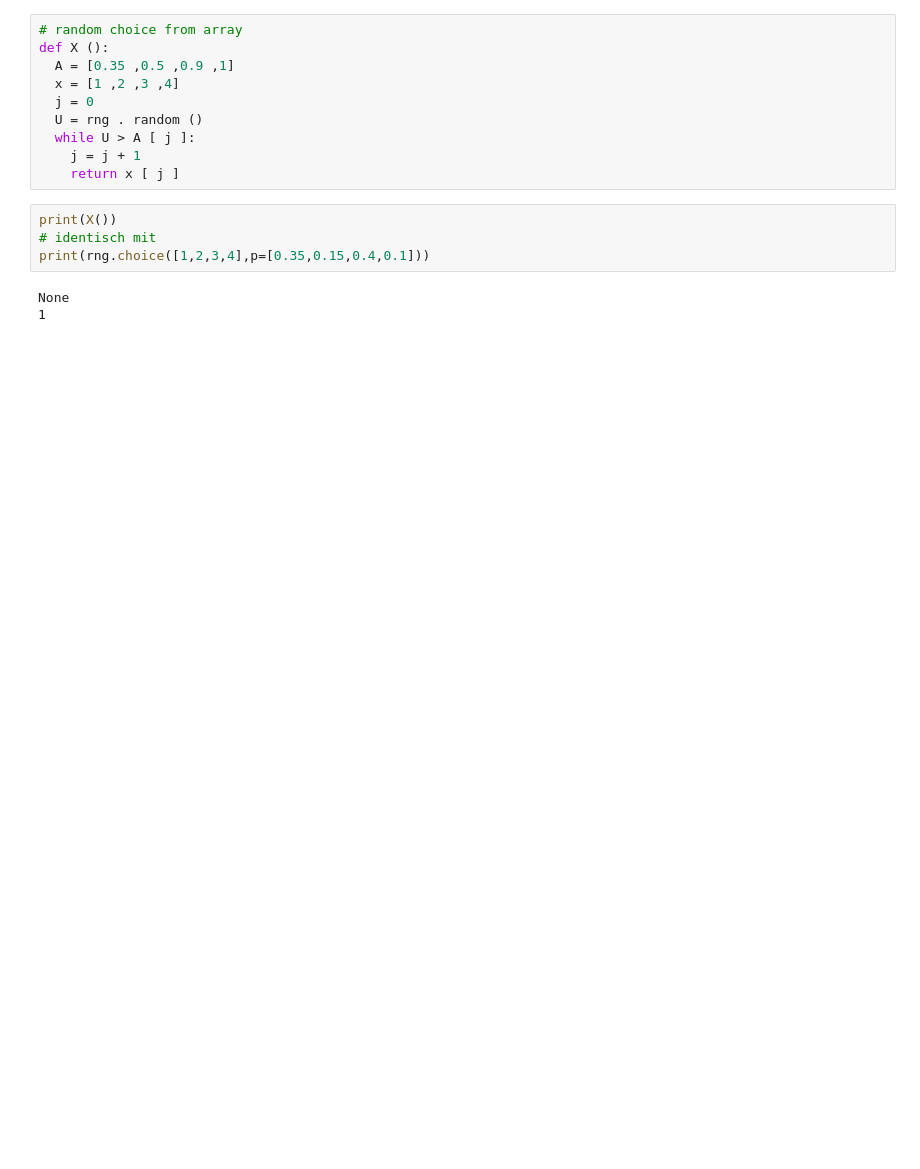
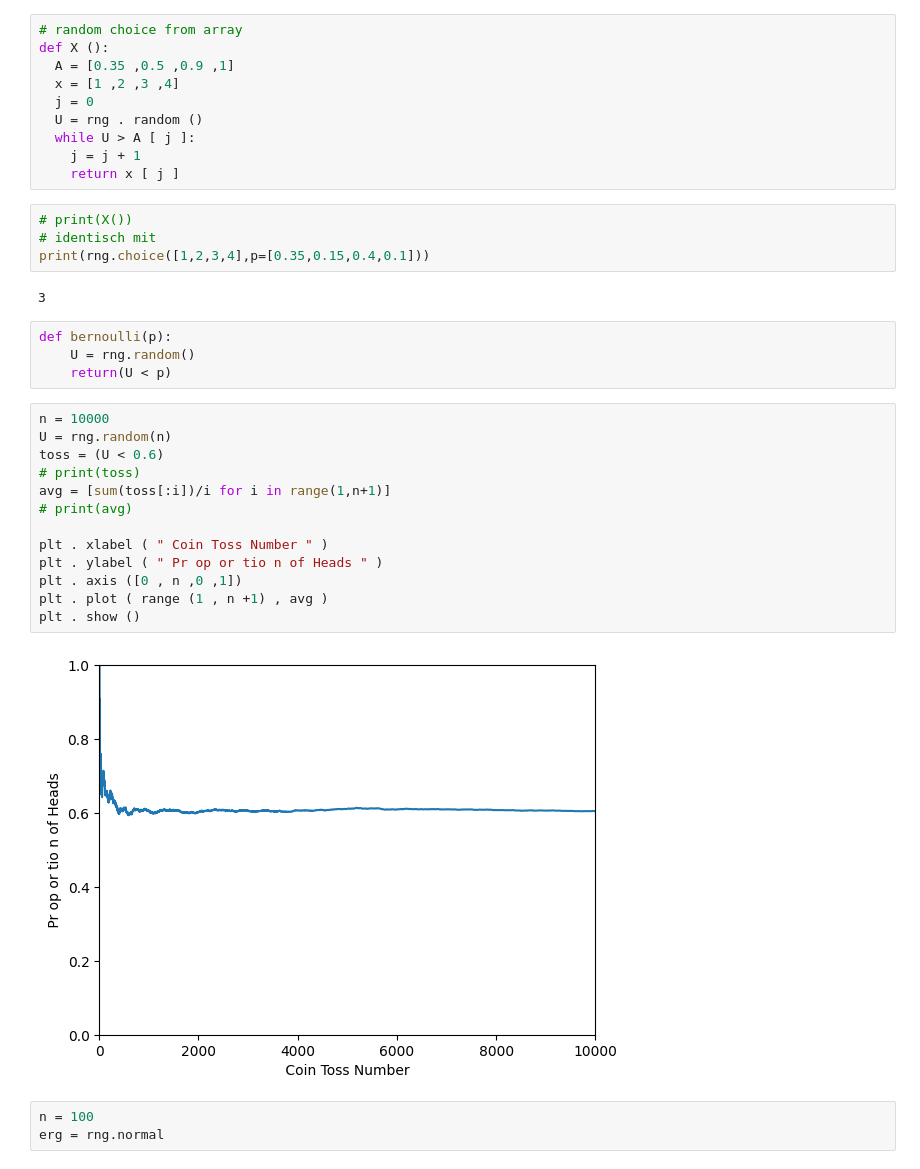
Before and after one commit to FrankHolzkamp/FundamentalsActiveInference, a Jupyter notebook: Probability_Models_with_Python.ipynb, the cells around one changed output. Drawn from its saved outputs; the diff is of its cells as text; blank space fills up the shorter version.

```diff
--- a/Probability_Models_with_Python.ipynb
+++ b/Probability_Models_with_Python.ipynb
@@ -36,9 +36,30 @@ def X ():
     j = j + 1
     return x [ j ]
 # %%
-print(X())
+# print(X())
 # identisch mit
 print(rng.choice([1,2,3,4],p=[0.35,0.15,0.4,0.1]))
 # %% [output]
-None
-1
+3
+# %%
+def bernoulli(p):
+    U = rng.random()
+    return(U < p)
+# %%
+n = 10000
+U = rng.random(n)
+toss = (U < 0.6)
+# print(toss)
+avg = [sum(toss[:i])/i for i in range(1,n+1)]
+# print(avg)
+
+plt . xlabel ( " Coin Toss Number " )
+plt . ylabel ( " Pr op or tio n of Heads " )
+plt . axis ([0 , n ,0 ,1])
+plt . plot ( range (1 , n +1) , avg )
+plt . show ()
+# %% [output]
+[figure, added]
+# %%
+n = 100
+erg = rng.normal
```
Also changed, not shown: parts of 2 cells of this notebook.
